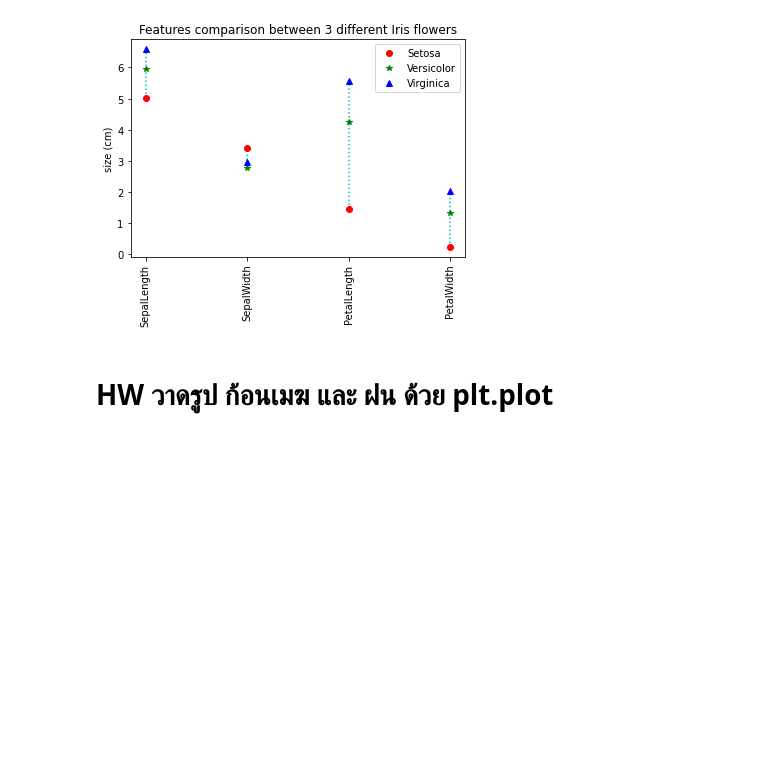
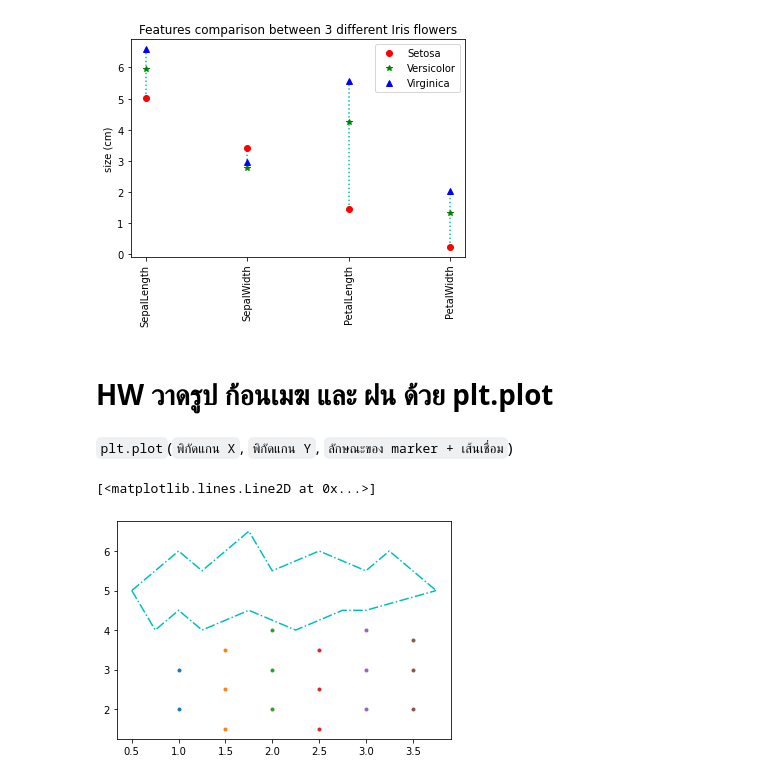
Before and after one commit to naruemonssp/data_viz_2022, a Jupyter notebook: DataViz04_Data_Comparison.ipynb, the cells around one changed output. Cells and saved outputs as stored; diff of their text form; code cells hidden in the pictures; blank space fills up the shorter version.

```diff
--- a/DataViz04_Data_Comparison.ipynb
+++ b/DataViz04_Data_Comparison.ipynb
@@ -157,3 +157,20 @@ plt.ylabel('size (cm)');
 [figure]
 # %% [markdown]
 # HW วาดรูป ก้อนเมฆ และ ฝน ด้วย plt.plot
+# %% [markdown]
+`plt.plot`(`พิกัดแกน X`, `พิกัดแกน Y`, `ลักษณะของ marker + เส้นเชื่อม`)
+# %%
+## เมฆ
+plt.plot([0.5,0.75,1,1.25,1.75,2,2.5,3,3.25,3.75],[5,5.5,6,5.5,6.5,5.5,6,5.5,6,5],'c-.')
+plt.plot([0.5,0.75,1,1.25,1.75,2.25,2.75,3,3.75],[5,4,4.5,4,4.5,4,4.5,4.5,5],'c-.')
+
+## ฝน
+plt.plot([1,1],[2,3],'.')
+plt.plot([1.5,1.5,1.5],[1.5,2.5,3.5],'.')
+plt.plot([2,2,2],[2,3,4],'.')
+plt.plot([2.5,2.5,2.5],[1.5,2.5,3.5],'.')
+plt.plot([3,3,3],[2,3,4],'.')
+plt.plot([3.5,3.5,3.5],[2,3,3.75],'.')
+# %% [output]
+[<matplotlib.lines.Line2D at 0x...>]
+[figure, added]
```
